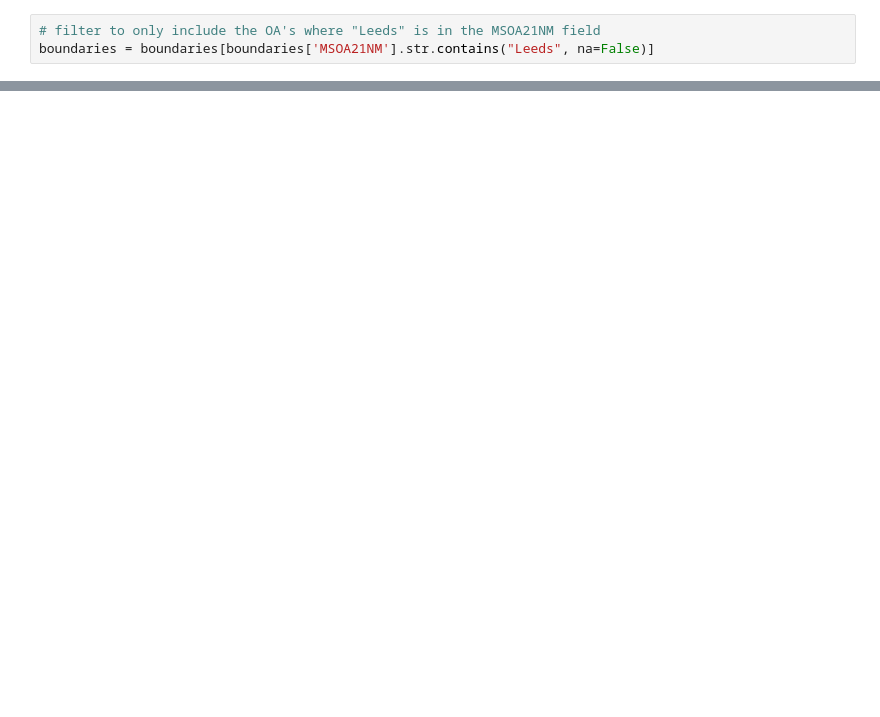
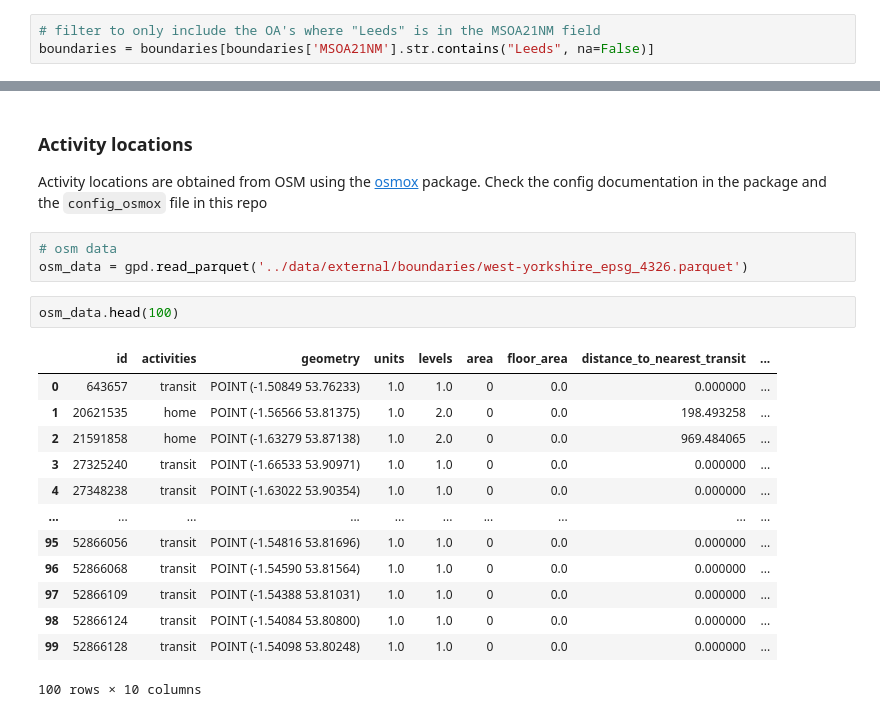
Before and after one commit to Urban-Analytics-Technology-Platform/acbm, a Jupyter notebook: notebooks/3_locations_primary.ipynb, the cells around one changed output, grey strips where cells are left out. Cells and saved outputs as stored; diff of their text form; blank space fills up the shorter version.

```diff
--- a/notebooks/3_locations_primary.ipynb
+++ b/notebooks/3_locations_primary.ipynb
@@ -330,0 +239,23 @@ boundaries.plot()
+# %% [markdown]
+### Activity locations
+
+Activity locations are obtained from OSM using the [osmox](https://github.com/arup-group/osmox) package. Check the config documentation in the package and the `config_osmox` file in this repo
+# %%
+# osm data
+osm_data = gpd.read_parquet('../data/external/boundaries/west-yorkshire_epsg_4326.parquet')
+# %%
+osm_data.head(100)
+# %% [output]
+|  | id | activities | geometry | units | levels | area | floor_area | distance_to_nearest_transit | ... |
+| 0 | 643657 | transit | POINT (-1.50849 53.76233) | 1.0 | 1.0 | 0 | 0.0 | 0.000000 | ... |
+| 1 | 20621535 | home | POINT (-1.56566 53.81375) | 1.0 | 2.0 | 0 | 0.0 | 198.493258 | ... |
+| 2 | 21591858 | home | POINT (-1.63279 53.87138) | 1.0 | 2.0 | 0 | 0.0 | 969.484065 | ... |
+| 3 | 27325240 | transit | POINT (-1.66533 53.90971) | 1.0 | 1.0 | 0 | 0.0 | 0.000000 | ... |
+| 4 | 27348238 | transit | POINT (-1.63022 53.90354) | 1.0 | 1.0 | 0 | 0.0 | 0.000000 | ... |
+| ... | ... | ... | ... | ... | ... | ... | ... | ... | ... |
+| 95 | 52866056 | transit | POINT (-1.54816 53.81696) | 1.0 | 1.0 | 0 | 0.0 | 0.000000 | ... |
+| 96 | 52866068 | transit | POINT (-1.54590 53.81564) | 1.0 | 1.0 | 0 | 0.0 | 0.000000 | ... |
+| 97 | 52866109 | transit | POINT (-1.54388 53.81031) | 1.0 | 1.0 | 0 | 0.0 | 0.000000 | ... |
+| 98 | 52866124 | transit | POINT (-1.54084 53.80800) | 1.0 | 1.0 | 0 | 0.0 | 0.000000 | ... |
+| 99 | 52866128 | transit | POINT (-1.54098 53.80248) | 1.0 | 1.0 | 0 | 0.0 | 0.000000 | ... |
+100 rows × 10 columns
```
Also changed, not shown: parts of 50 cells of this notebook, 1 other file.
